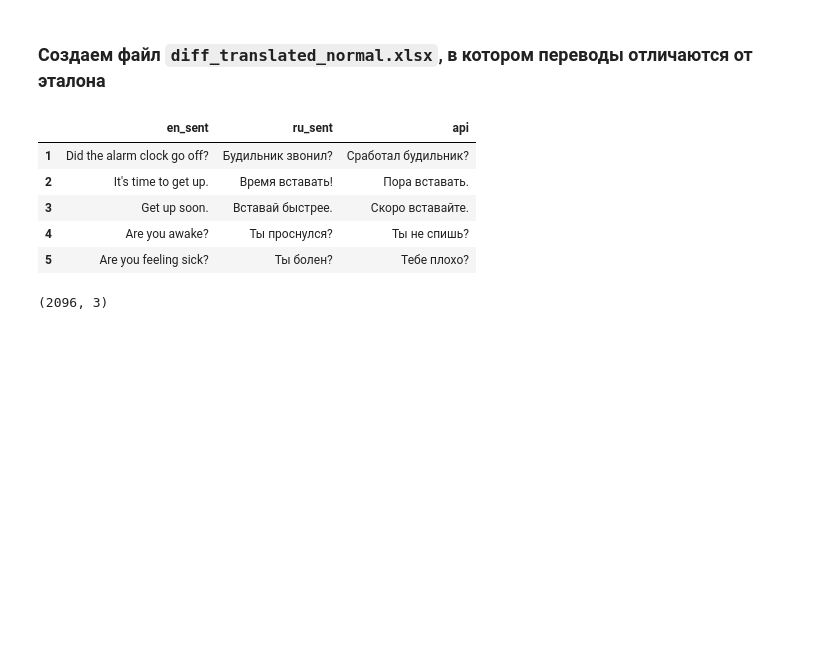
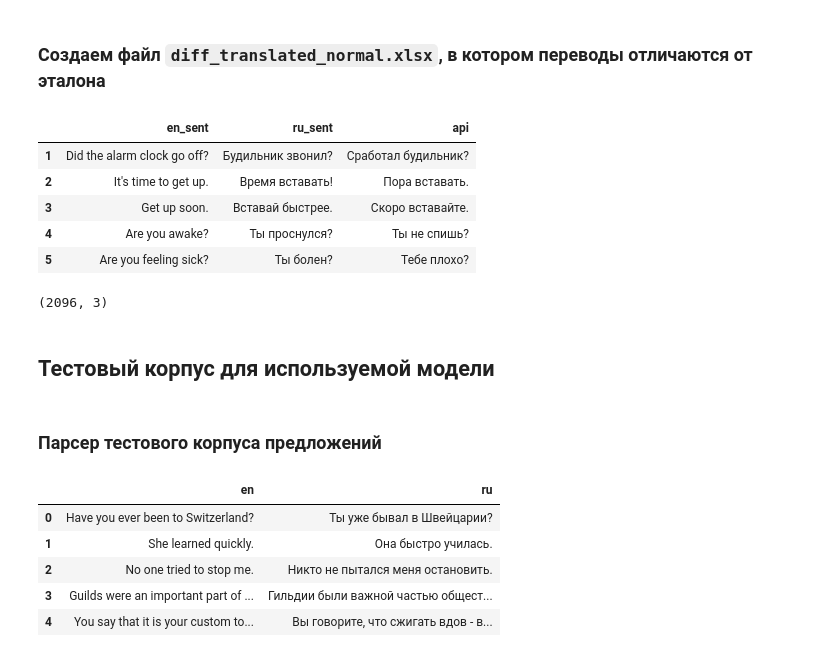
Before and after one commit to eleldar/Translator, a Jupyter notebook: test_dataset/programmer_vocabs.ipynb, the cells around one changed output. Drawn from its saved outputs; the diff is of its cells as text; code cells hidden in the pictures; blank space fills up the shorter version.

```diff
--- a/test_dataset/programmer_vocabs.ipynb
+++ b/test_dataset/programmer_vocabs.ipynb
@@ -332,3 +332,22 @@ diff.shape
 (2096, 3)
 # %%
 diff.to_excel('diff_translated_normal.xlsx')
+# %% [markdown]
+## Тестовый корпус для используемой модели
+# %% [markdown]
+###  Парсер тестового корпуса предложений
+# %%
+import codecs
+
+with codecs.open("test_en-ru_opus_1-src_2-tgt_3-translation.txt", "r", "utf_8_sig") as f:
+    text = f.readlines()
+text = [(src.strip(), tgt.strip()) for src, tgt in zip(text[0::4], text[1::4])]
+text = pd.DataFrame(text, columns=['en', 'ru'])
+text.head()
+# %% [output]
+|  | en | ru |
+| 0 | Have you ever been to Switzerland? | Ты уже бывал в Швейцарии? |
+| 1 | She learned quickly. | Она быстро училась. |
+| 2 | No one tried to stop me. | Никто не пытался меня остановить. |
+| 3 | Guilds were an important part of ... | Гильдии были важной частью общест... |
+| 4 | You say that it is your custom to... | Вы говорите, что сжигать вдов - в... |
```
Also changed, not shown: parts of 1 cell of this notebook, 32 other files.
